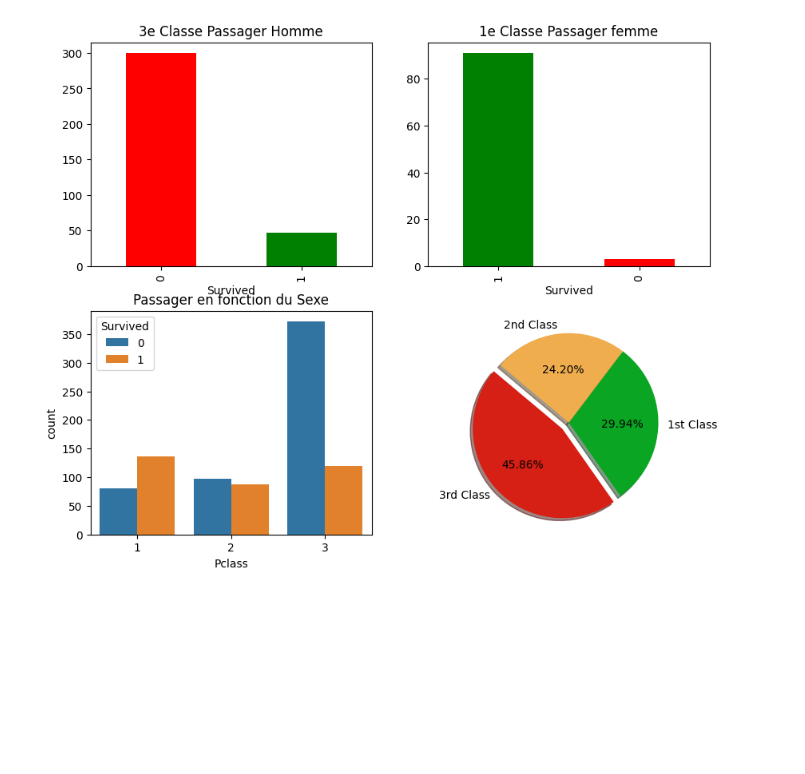
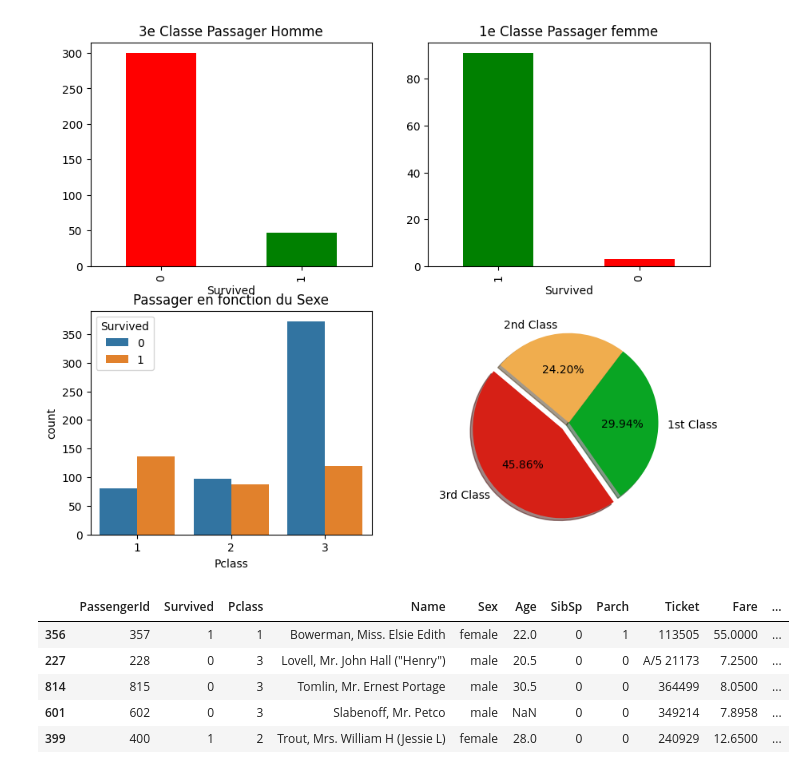
Before and after one commit to JWulfran/Python_for_Data_Science, a Jupyter notebook: EDA(Titanic_dataset).ipynb, the cells around one changed output. Drawn from its saved outputs; the diff is of its cells as text; code cells hidden in the pictures; blank space fills up the shorter version.

```diff
--- a/EDA(Titanic_dataset).ipynb
+++ b/EDA(Titanic_dataset).ipynb
@@ -267,3 +267,12 @@ axs[1][1].pie(df_female, shadow=True, labels=["3rd Class","1st Class", "2nd Clas
 plt.show()
 # %% [output]
 [figure]
+# %%
+df.sample(5)
+# %% [output]
+|  | PassengerId | Survived | Pclass | Name | Sex | Age | SibSp | Parch | Ticket | Fare | ... |
+| 356 | 357 | 1 | 1 | Bowerman, Miss. Elsie Edith | female | 22.0 | 0 | 1 | 113505 | 55.0000 | ... |
+| 227 | 228 | 0 | 3 | Lovell, Mr. John Hall ("Henry") | male | 20.5 | 0 | 0 | A/5 21173 | 7.2500 | ... |
+| 814 | 815 | 0 | 3 | Tomlin, Mr. Ernest Portage | male | 30.5 | 0 | 0 | 364499 | 8.0500 | ... |
+| 601 | 602 | 0 | 3 | Slabenoff, Mr. Petco | male | NaN | 0 | 0 | 349214 | 7.8958 | ... |
+| 399 | 400 | 1 | 2 | Trout, Mrs. William H (Jessie L) | female | 28.0 | 0 | 0 | 240929 | 12.6500 | ... |
```
Also changed, not shown: parts of 13 cells of this notebook.
